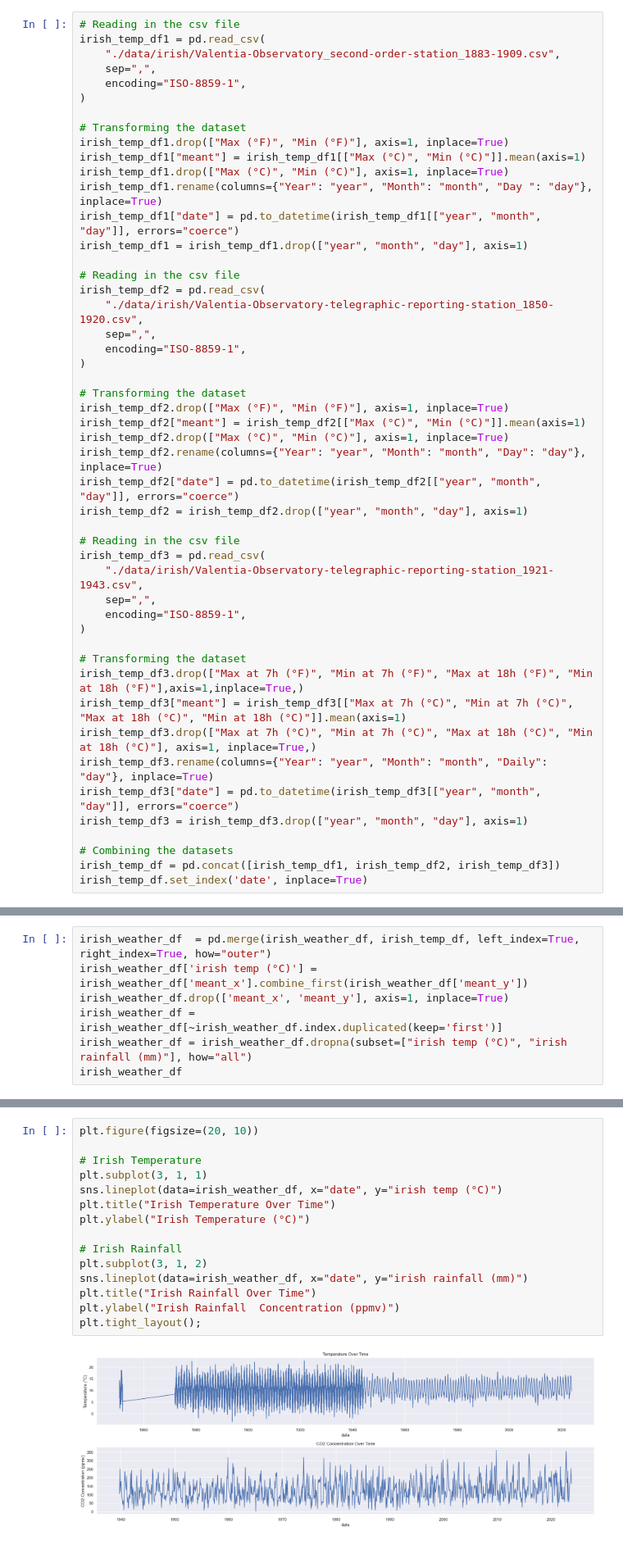
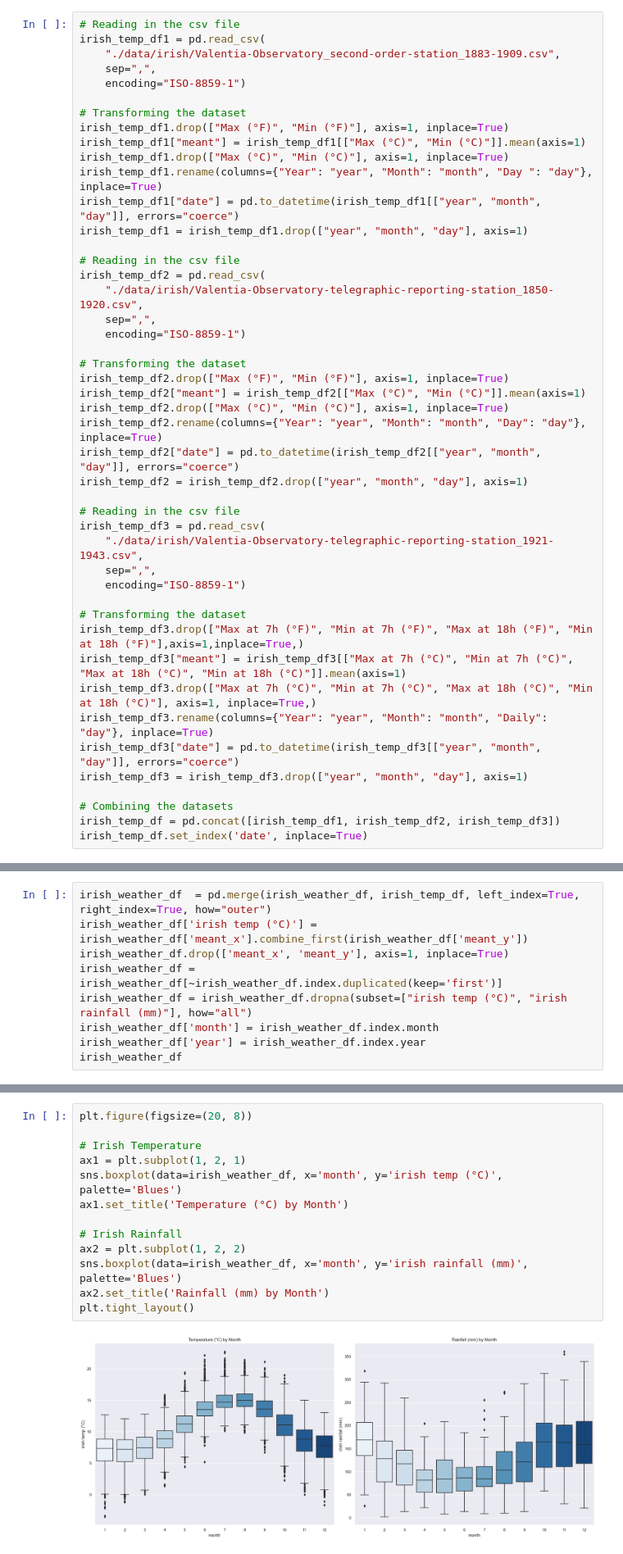
Before and after one commit to damienfarrell/prog-data-project-2, a Jupyter notebook: project_2.ipynb, the cells around one changed output, grey strips where cells are left out. Shown at 82% size. Cells and saved outputs as stored; diff of their text form.

```diff
--- a/project_2.ipynb
+++ b/project_2.ipynb
@@ -324,8 +301,7 @@ irish_weather_df.drop(columns=['year', 'month'], inplace=True)
 irish_temp_df1 = pd.read_csv(
     "./data/irish/Valentia-Observatory_second-order-station_1883-1909.csv",
     sep=",",
-    encoding="ISO-8859-1",
-)
+    encoding="ISO-8859-1")
 
 # Transforming the dataset
 irish_temp_df1.drop(["Max (°F)", "Min (°F)"], axis=1, inplace=True)
@@ -339,8 +315,7 @@ irish_temp_df1 = irish_temp_df1.drop(["year", "month", "day"], axis=1)
 irish_temp_df2 = pd.read_csv(
     "./data/irish/Valentia-Observatory-telegraphic-reporting-station_1850-1920.csv",
     sep=",",
-    encoding="ISO-8859-1",
-)
+    encoding="ISO-8859-1")
 
 # Transforming the dataset
 irish_temp_df2.drop(["Max (°F)", "Min (°F)"], axis=1, inplace=True)
@@ -354,8 +329,7 @@ irish_temp_df2 = irish_temp_df2.drop(["year", "month", "day"], axis=1)
 irish_temp_df3 = pd.read_csv(
     "./data/irish/Valentia-Observatory-telegraphic-reporting-station_1921-1943.csv",
     sep=",",
-    encoding="ISO-8859-1",
-)
+    encoding="ISO-8859-1")
 
 # Transforming the dataset
 irish_temp_df3.drop(["Max at 7h (°F)", "Min at 7h (°F)", "Max at 18h (°F)", "Min at 18h (°F)"],axis=1,inplace=True,)
@@ -378,5 +352,7 @@ irish_weather_df['irish temp (°C)'] = irish_weather_df['meant_x'].combine_first
 irish_weather_df.drop(['meant_x', 'meant_y'], axis=1, inplace=True)
 irish_weather_df = irish_weather_df[~irish_weather_df.index.duplicated(keep='first')]
 irish_weather_df = irish_weather_df.dropna(subset=["irish temp (°C)", "irish rainfall (mm)"], how="all")
+irish_weather_df['month'] = irish_weather_df.index.month
+irish_weather_df['year'] = irish_weather_df.index.year
 irish_weather_df
 # %% [output]
@@ -397,19 +373,17 @@ irish_weather_df
 # %% [markdown]
 ### **Plotting the Irish DataFrame**
 # %%
-plt.figure(figsize=(20, 10))
+plt.figure(figsize=(20, 8))
 
 # Irish Temperature
-plt.subplot(3, 1, 1)
-sns.lineplot(data=irish_weather_df, x="date", y="irish temp (°C)")
-plt.title("Irish Temperature Over Time")
-plt.ylabel("Irish Temperature (°C)")
+ax1 = plt.subplot(1, 2, 1)
+sns.boxplot(data=irish_weather_df, x='month', y='irish temp (°C)', palette='Blues')
+ax1.set_title('Temperature (°C) by Month')
 
 # Irish Rainfall
-plt.subplot(3, 1, 2)
-sns.lineplot(data=irish_weather_df, x="date", y="irish rainfall (mm)")
-plt.title("Irish Rainfall Over Time")
-plt.ylabel("Irish Rainfall  Concentration (ppmv)")
-plt.tight_layout();
+ax2 = plt.subplot(1, 2, 2)
+sns.boxplot(data=irish_weather_df, x='month', y='irish rainfall (mm)', palette='Blues')
+ax2.set_title('Rainfall (mm) by Month')
+plt.tight_layout()
 # %% [output]
-[figure, old version]
+[figure, new version]
```
Also changed, not shown: parts of 18 cells of this notebook, 2 other files.
